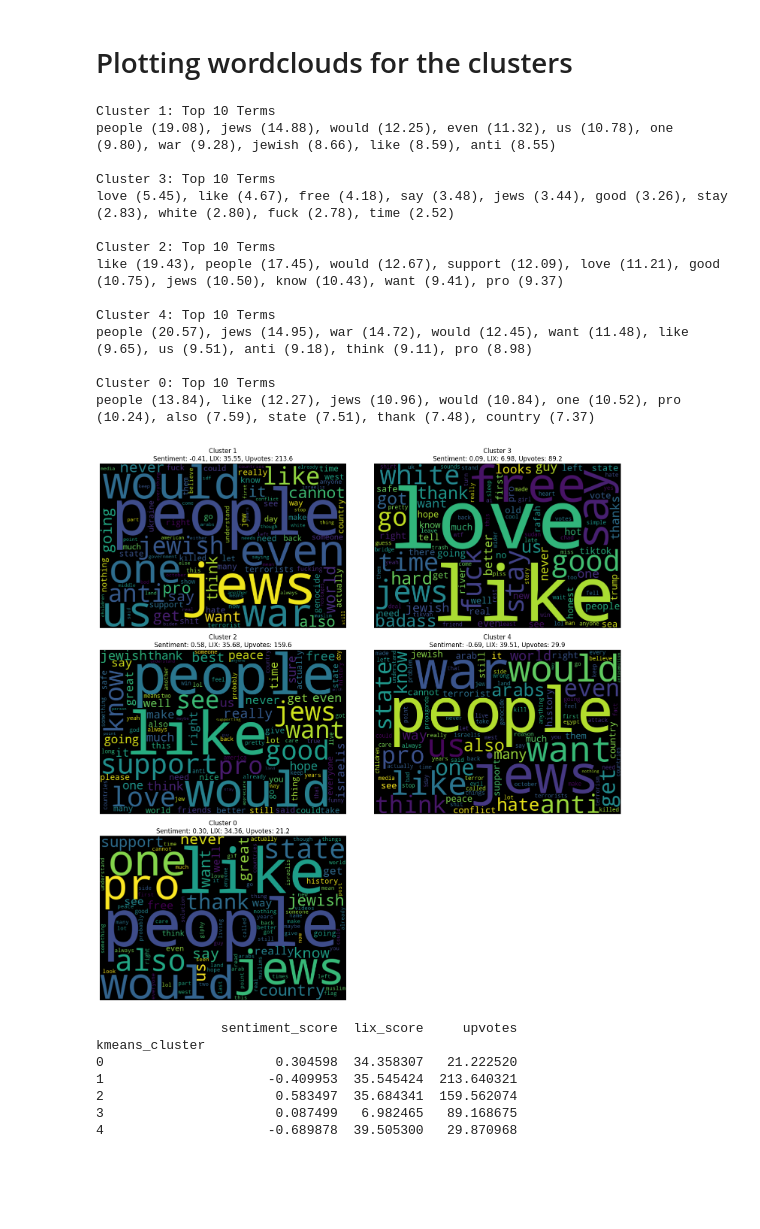
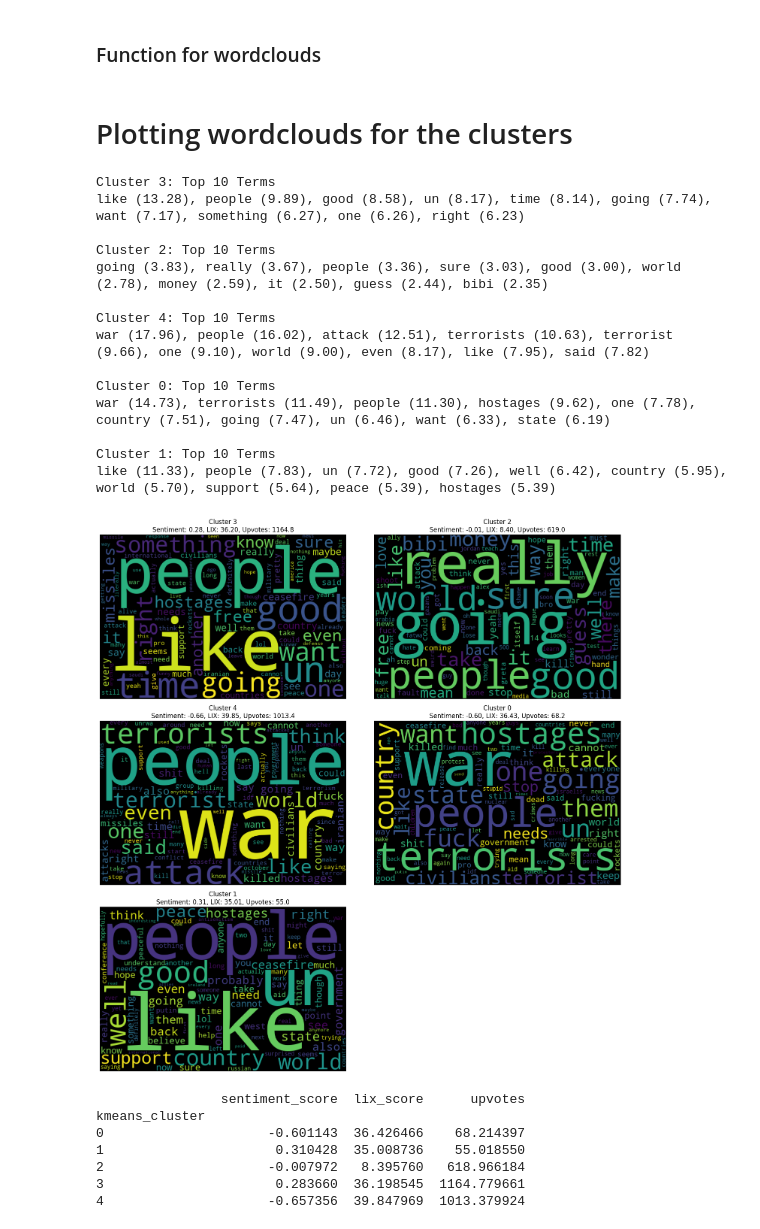
Before and after one commit to danielries/comptoolsproject, a Jupyter notebook: cluster_wordclouds.ipynb, the cells around one changed output. Drawn from its saved outputs; the diff is of its cells as text; code cells hidden in the pictures; blank space fills up the shorter version.

```diff
--- a/cluster_wordclouds.ipynb
+++ b/cluster_wordclouds.ipynb
@@ -4,6 +8,8 @@ import matplotlib.pyplot as plt
 import pandas as pd
 from wordcloud import WordCloud
 import numpy as np
+# %% [markdown]
+### Function for wordclouds
 # %%
 def generate_wordclouds(
     df, cluster_column, text_column, stop_words, max_words=100, top_n=10
@@ -120,7 +91,7 @@ def print_cluster_examples(df, cluster_column, text_column, n_examples=5):
 # Plotting wordclouds for the clusters
 # %%
 # Choose subreddit
-subreddit = "Israel"
+subreddit = "worldnews"
 
 # Load the data
 df = pd.read_csv(f"data/{subreddit}_clustered.csv")
@@ -132,52 +103,47 @@ if subreddit == "baking":
     cluster_column="kmeans_cluster",
     text_column="comment_no_stopwords",
     stop_words="english",
     max_words=100,
     top_n=10
     )
 
     cluster_stats = df.groupby('kmeans_cluster')[['sentiment_score', 'lix_score', 'upvotes']].mean()
     print(cluster_stats)
 
-    plot_cluster_counts(df, "kmeans_cluster")
-
-
 else:
-    custom_stopwords = ["israel", "palestine", "hamas", "israeli", "palestinian", "iran", "palestinians", "gaza"]
-
+    custom_stopwords = ["israel", "palestine", "hamas", "israeli", "jewish", "arab", "arabs", "palestinian", "iran", "palestinians", "gaza", "hezbollah", "trump", "biden", "bernie", "us", "go", "ukraine", "netanyahu", "jews", "germany", "lebanon", "russia", "zionists", "zionist", "would", "get"]
+    # custom_stopwords = 'english'
     generate_wordclouds(
         df,
         cluster_column="kmeans_cluster",
         text_column="comment_no_stopwords",
         stop_words=custom_stopwords,
         max_words=100,
         top_n=10
     )
 
     cluster_stats = df.groupby('kmeans_cluster')[['sentiment_score', 'lix_score', 'upvotes']].mean()
     print(cluster_stats)
-
-    plot_cluster_counts(df, "kmeans_cluster")
 # %% [output]
-Cluster 1: Top 10 Terms
-people (19.08), jews (14.88), would (12.25), even (11.32), us (10.78), one (9.80), war (9.28), jewish (8.66), like (8.59), anti (8.55)
-
 Cluster 3: Top 10 Terms
-love (5.45), like (4.67), free (4.18), say (3.48), jews (3.44), good (3.26), stay (2.83), white (2.80), fuck (2.78), time (2.52)
+like (13.28), people (9.89), good (8.58), un (8.17), time (8.14), going (7.74), want (7.17), something (6.27), one (6.26), right (6.23)
 
 Cluster 2: Top 10 Terms
-like (19.43), people (17.45), would (12.67), support (12.09), love (11.21), good (10.75), jews (10.50), know (10.43), want (9.41), pro (9.37)
+going (3.83), really (3.67), people (3.36), sure (3.03), good (3.00), world (2.78), money (2.59), it (2.50), guess (2.44), bibi (2.35)
 
 Cluster 4: Top 10 Terms
-people (20.57), jews (14.95), war (14.72), would (12.45), want (11.48), like (9.65), us (9.51), anti (9.18), think (9.11), pro (8.98)
+war (17.96), people (16.02), attack (12.51), terrorists (10.63), terrorist (9.66), one (9.10), world (9.00), even (8.17), like (7.95), said (7.82)
 
 Cluster 0: Top 10 Terms
-people (13.84), like (12.27), jews (10.96), would (10.84), one (10.52), pro (10.24), also (7.59), state (7.51), thank (7.48), country (7.37)
+war (14.73), terrorists (11.49), people (11.30), hostages (9.62), one (7.78), country (7.51), going (7.47), un (6.46), want (6.33), state (6.19)
+
+Cluster 1: Top 10 Terms
+like (11.33), people (7.83), un (7.72), good (7.26), well (6.42), country (5.95), world (5.70), support (5.64), peace (5.39), hostages (5.39)
-[figure, old version]
+[figure, new version]
-                sentiment_score  lix_score     upvotes
+                sentiment_score  lix_score      upvotes
 kmeans_cluster
-0                      0.304598  34.358307   21.222520
-1                     -0.409953  35.545424  213.640321
-2                      0.583497  35.684341  159.562074
-3                      0.087499   6.982465   89.168675
-4                     -0.689878  39.505300   29.870968
+0                     -0.601143  36.426466    68.214397
+1                      0.310428  35.008736    55.018550
+2                     -0.007972   8.395760   618.966184
+3                      0.283660  36.198545  1164.779661
+4                     -0.657356  39.847969  1013.379924
```
Also changed, not shown: parts of 4 cells of this notebook, 20 other files.
